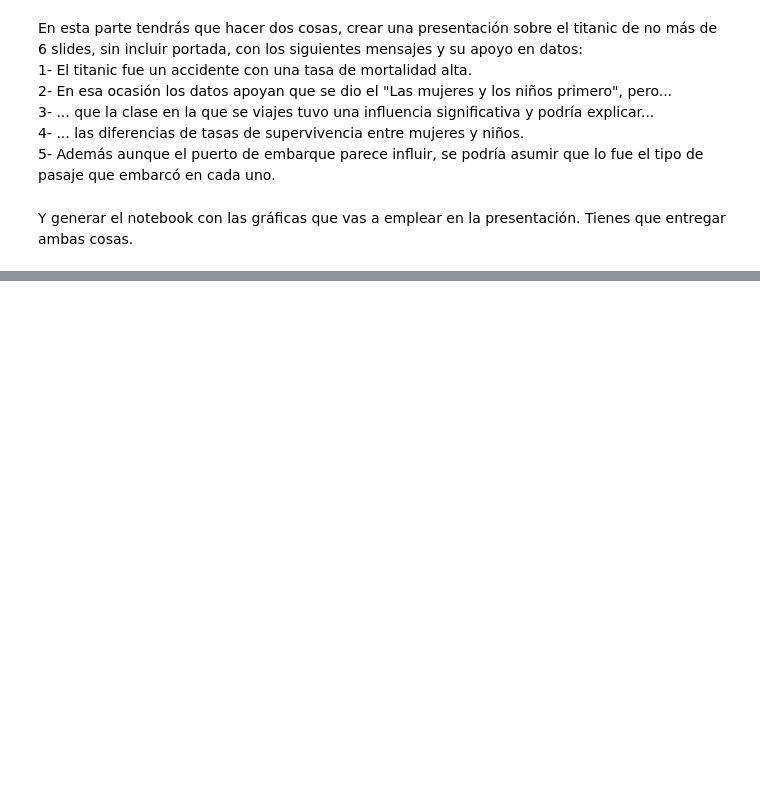
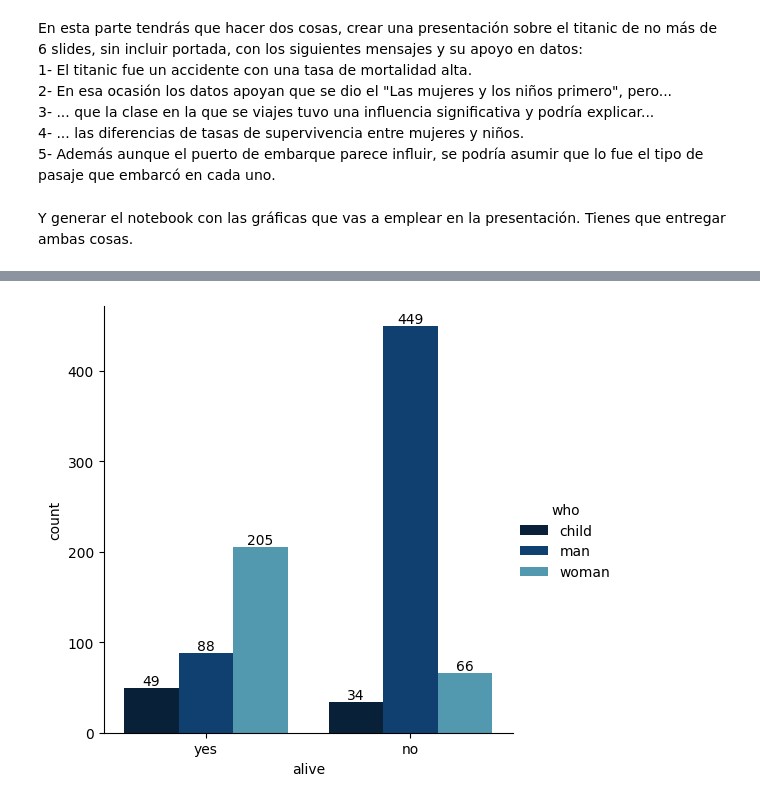
Before and after one commit to AnnaValsells/ONLINE_DS_THEBRIDGE_AVT, a Jupyter notebook: AVT_Exercises/Sprint_8/Unidad_02/Practica_Obligatoria/18_Practica_Obligatoria_Visualizacion_Presentacion.ipynb, the cells around one changed output, grey strips where cells are left out. Drawn from its saved outputs; the diff is of its cells as text; code cells hidden in the pictures; blank space fills up the shorter version.

```diff
--- a/AVT_Exercises/Sprint_8/Unidad_02/Practica_Obligatoria/18_Practica_Obligatoria_Visualizacion_Presentacion.ipynb
+++ b/AVT_Exercises/Sprint_8/Unidad_02/Practica_Obligatoria/18_Practica_Obligatoria_Visualizacion_Presentacion.ipynb
@@ -105,0 +199,18 @@ Y generar el notebook con las gráficas que vas a emplear en la presentación. T
+# %%
+# 2- En esa ocasión los datos apoyan que se dio el "Las mujeres y los niños primero", pero...
+graf2 = sns.catplot(x="alive",
+                    hue="who",
+                    kind="count",
+                    orient="V",
+                    palette="ocean",
+                    data=df_titanic.sort_values("who"));
+
+ax = graf2.facet_axis(0,0)
+
+for c in ax.containers:
+    labels = [f'{(v.get_height()):.0f}' for v in c]
+    ax.bar_label(c, labels=labels, label_type='edge')
+
+graf2.savefig("titanic2.png")
+# %% [output]
+[figure, added]
```
Also changed, not shown: parts of 18 cells of this notebook, 10 other files.
